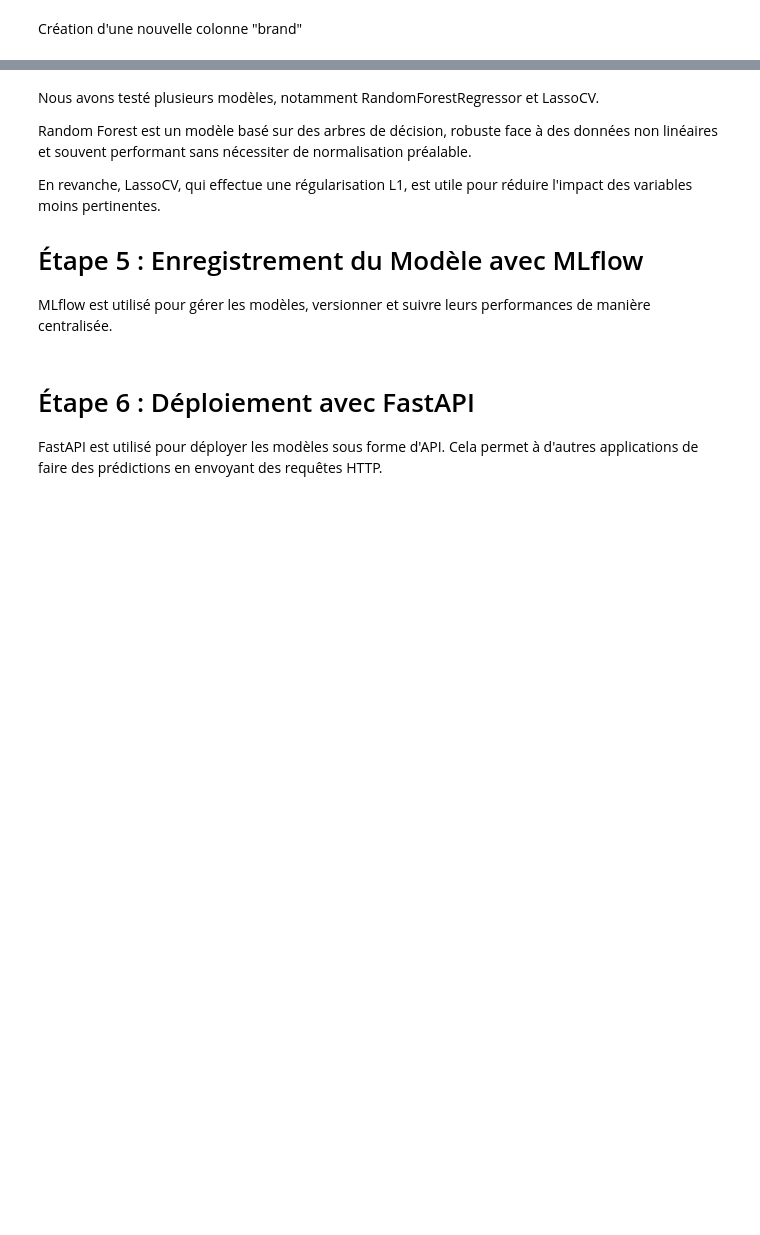
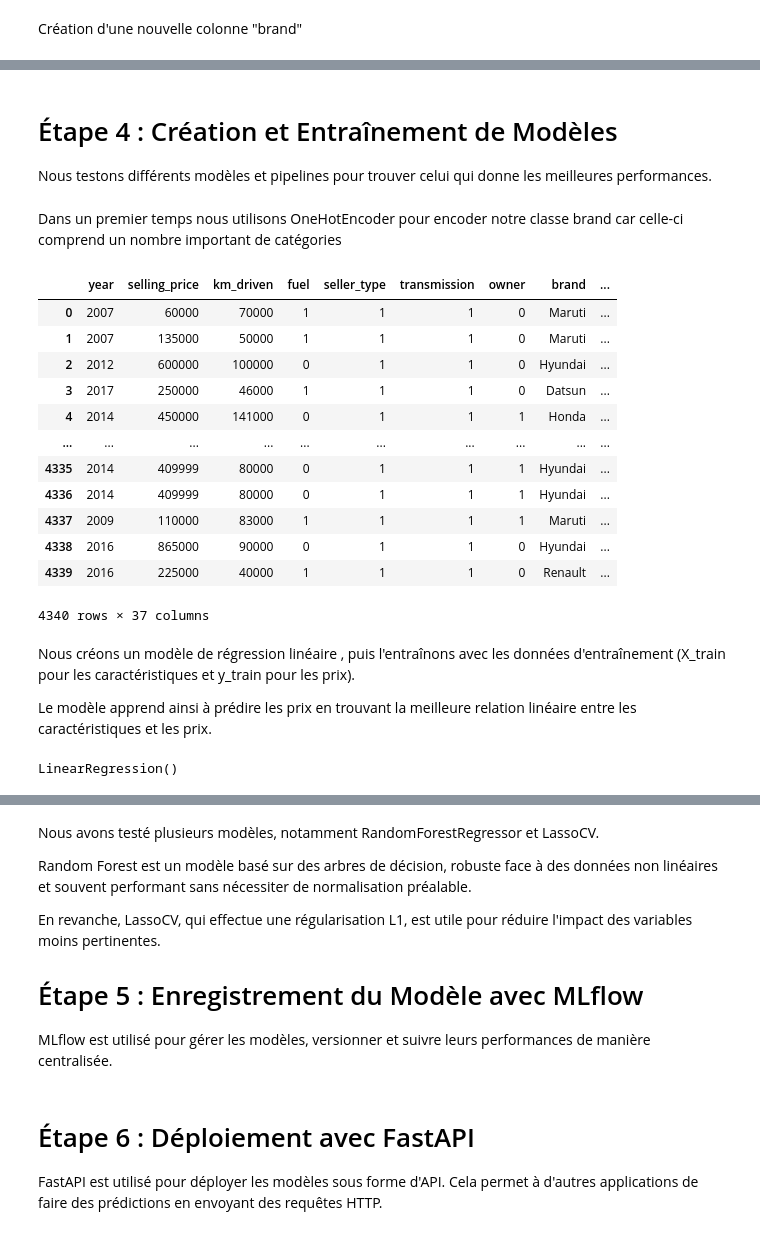
Before and after one commit to MohamedNiaissa/AutoPredict, a Jupyter notebook: AutoPredict.ipynb, the cells around one changed output, grey strips where cells are left out. Saved outputs shown, nothing was run; the diff lists cells and outputs as text; code cells hidden in the pictures; blank space fills up the shorter version.

```diff
--- a/AutoPredict.ipynb
+++ b/AutoPredict.ipynb
@@ -112,7 +175,0 @@ Cette étape permet d'assigner un entier unique à chaque marque de voiture, fac
-# %%
-brands = df1['brand'].unique()
-brand_mapping = {brand: i for i, brand in enumerate(brands)}
-df1['brand'] = df1['brand'].map(brand_mapping)
-
-print("Données transformées :")
-print(df1.head())
@@ -156,0 +196,6 @@ X_train, X_test, y_train, y_test = train_test_split(X, y, test_size=0.2, random_
+# %% [markdown]
+
+# Étape 4 : Création et Entraînement de Modèles
+
+
+Nous testons différents modèles et pipelines pour trouver celui qui donne les meilleures performances.
@@ -156,0 +207,23 @@ X_train, X_test, y_train, y_test = train_test_split(X, y, test_size=0.2, random_
+# %% [markdown]
+Dans un premier temps nous utilisons OneHotEncoder pour encoder notre classe brand car celle-ci comprend un nombre important de catégories
+# %%
+encoder = OneHotEncoder(sparse_output=False, handle_unknown='ignore')
+encoded_brand = encoder.fit_transform(df1[['brand']])
+encoded_brand_df = pd.DataFrame(encoded_brand, columns=encoder.get_feature_names_out(['brand']))
+x = pd.concat([df1, encoded_brand_df], axis=1)
+# %%
+x
+# %% [output]
+|  | year | selling_price | km_driven | fuel | seller_type | transmission | owner | brand | ... |
+| 0 | 2007 | 60000 | 70000 | 1 | 1 | 1 | 0 | Maruti | ... |
+| 1 | 2007 | 135000 | 50000 | 1 | 1 | 1 | 0 | Maruti | ... |
+| 2 | 2012 | 600000 | 100000 | 0 | 1 | 1 | 0 | Hyundai | ... |
+| 3 | 2017 | 250000 | 46000 | 1 | 1 | 1 | 0 | Datsun | ... |
+| 4 | 2014 | 450000 | 141000 | 0 | 1 | 1 | 1 | Honda | ... |
+| ... | ... | ... | ... | ... | ... | ... | ... | ... | ... |
+| 4335 | 2014 | 409999 | 80000 | 0 | 1 | 1 | 1 | Hyundai | ... |
+| 4336 | 2014 | 409999 | 80000 | 0 | 1 | 1 | 1 | Hyundai | ... |
+| 4337 | 2009 | 110000 | 83000 | 1 | 1 | 1 | 1 | Maruti | ... |
+| 4338 | 2016 | 865000 | 90000 | 0 | 1 | 1 | 0 | Hyundai | ... |
+| 4339 | 2016 | 225000 | 40000 | 1 | 1 | 1 | 0 | Renault | ... |
+4340 rows × 37 columns
@@ -156,0 +234,9 @@ X_train, X_test, y_train, y_test = train_test_split(X, y, test_size=0.2, random_
+# %% [markdown]
+Nous créons un modèle de régression linéaire , puis l'entraînons avec les données d'entraînement (X_train pour les caractéristiques et y_train pour les prix).
+
+Le modèle apprend ainsi à prédire les prix en trouvant la meilleure relation linéaire entre les caractéristiques et les prix.
+# %%
+clf = LinearRegression()
+clf.fit(X_train, y_train)
+# %% [output]
+LinearRegression()
```
Also changed, not shown: parts of 62 cells of this notebook, 4 other files.
